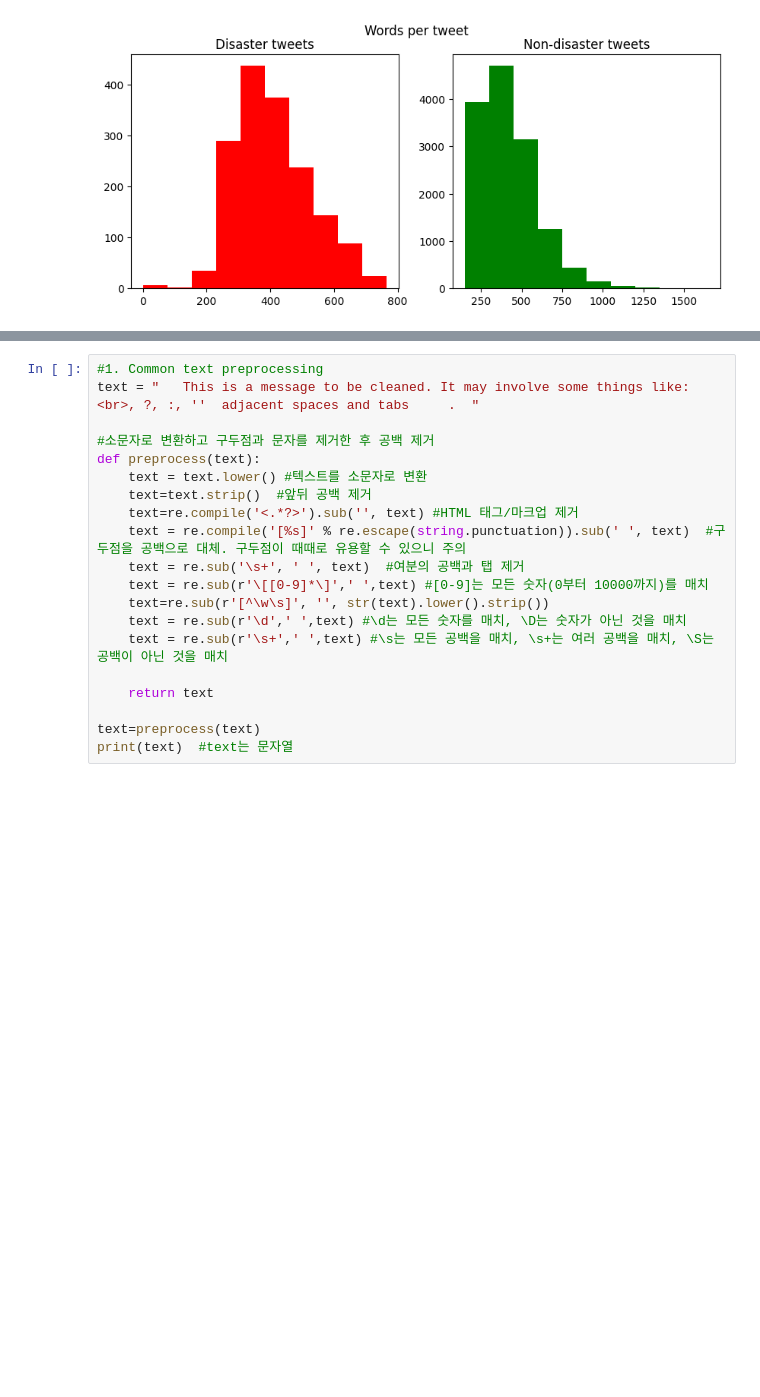
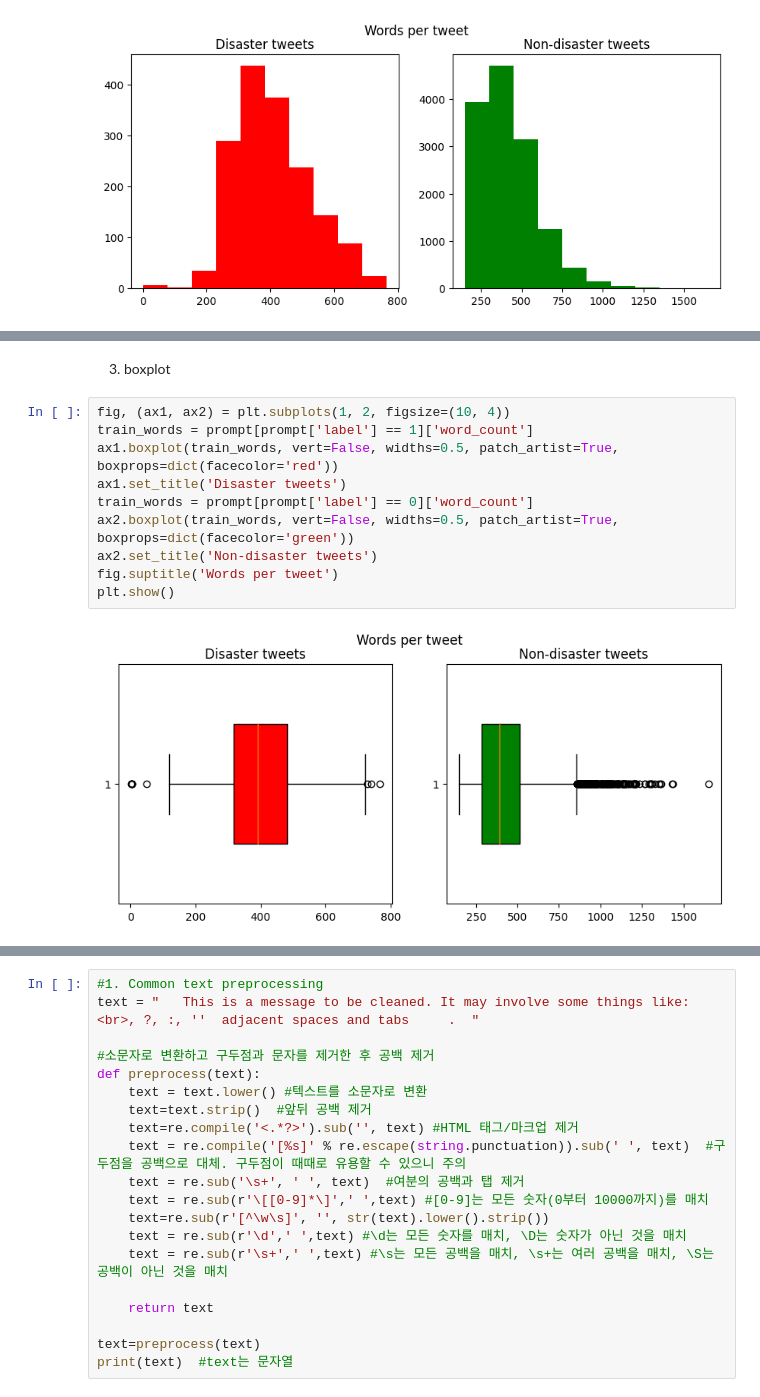
Before and after one commit to taehyeonhan-hatae/opensourcefinal, a Jupyter notebook: LLM_DETECT.ipynb, the cells around one changed output, grey strips where cells are left out. Saved outputs shown, nothing was run; the diff lists cells and outputs as text; blank space fills up the shorter version.

```diff
--- a/LLM_DETECT.ipynb
+++ b/LLM_DETECT.ipynb
@@ -139,0 +246,14 @@ from gensim.models import Word2Vec #Word2Vec is mostly used for huge datasets
+# %% [markdown]
+3. boxplot
+# %%
+fig, (ax1, ax2) = plt.subplots(1, 2, figsize=(10, 4))
+train_words = prompt[prompt['label'] == 1]['word_count']
+ax1.boxplot(train_words, vert=False, widths=0.5, patch_artist=True, boxprops=dict(facecolor='red'))
+ax1.set_title('Disaster tweets')
+train_words = prompt[prompt['label'] == 0]['word_count']
+ax2.boxplot(train_words, vert=False, widths=0.5, patch_artist=True, boxprops=dict(facecolor='green'))
+ax2.set_title('Non-disaster tweets')
+fig.suptitle('Words per tweet')
+plt.show()
+# %% [output]
+[figure, added]
```
Also changed, not shown: parts of 15 cells of this notebook.
